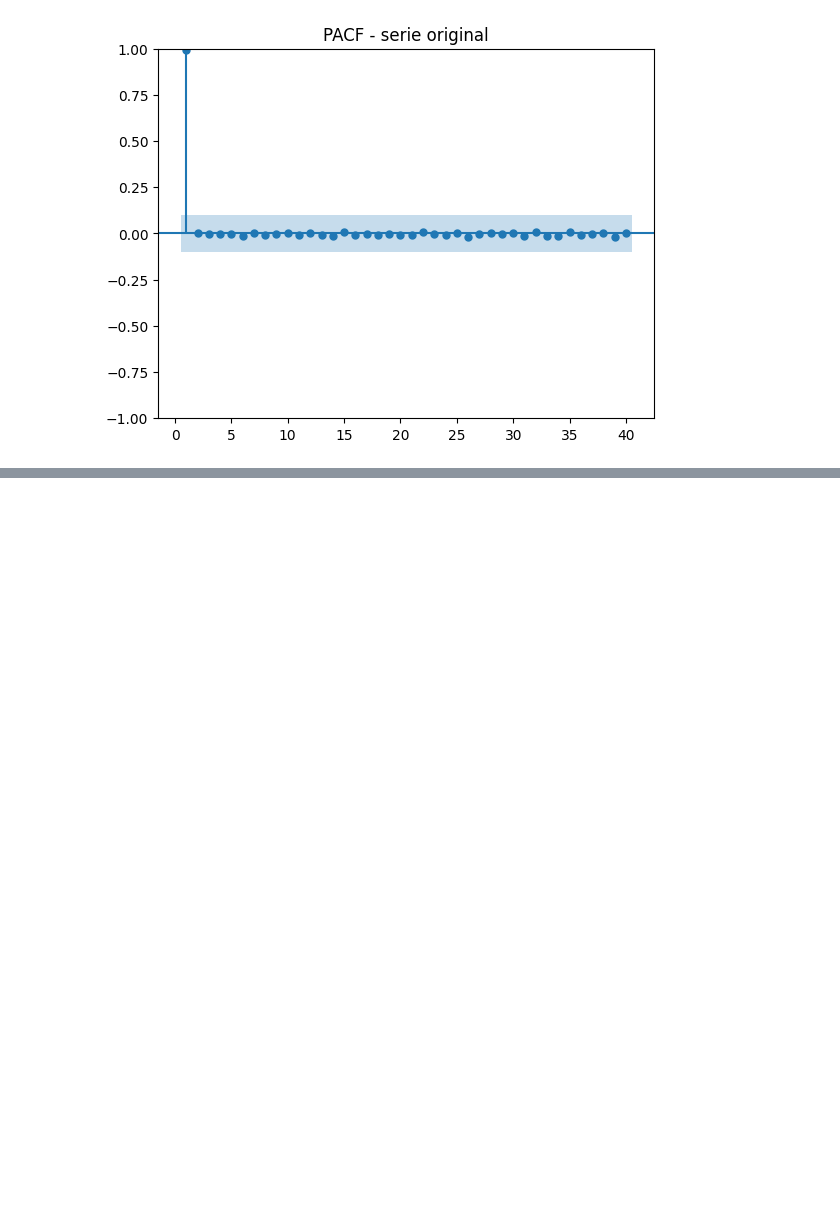
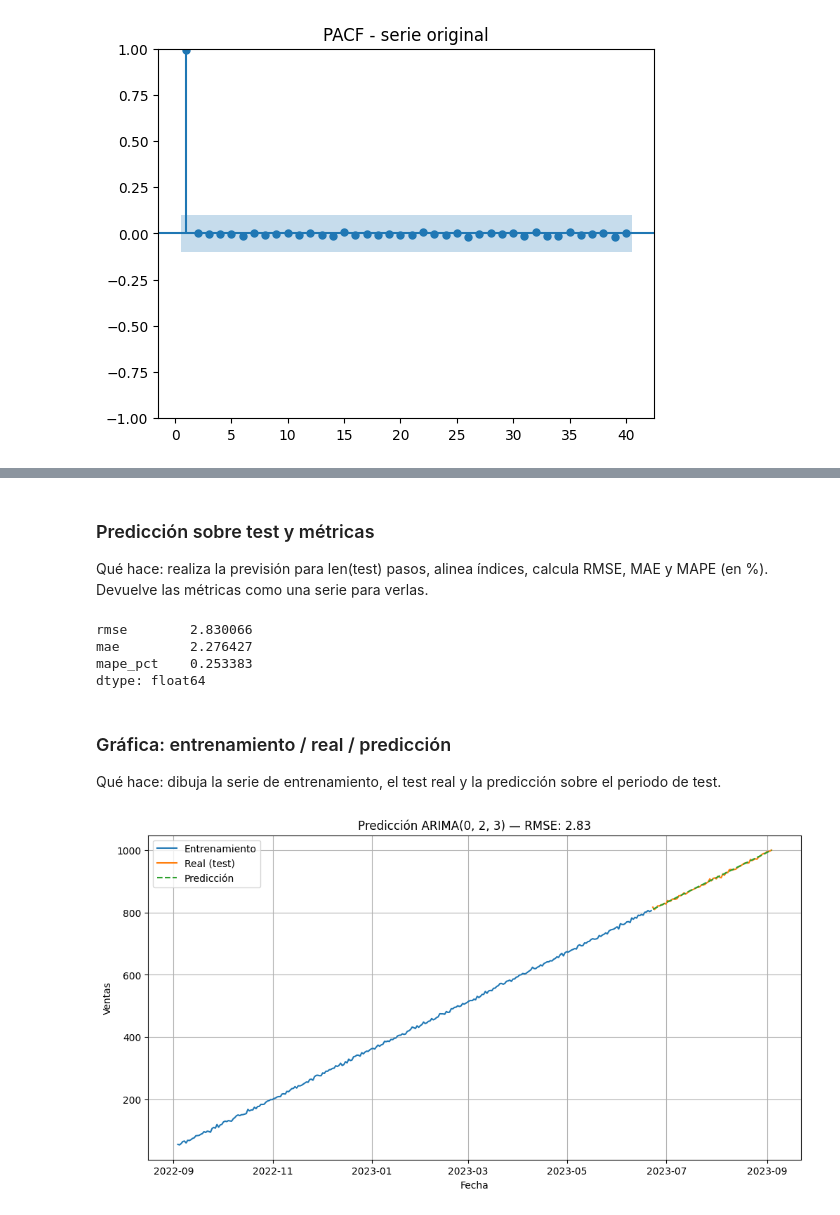
Before and after one commit to 4GeeksAcademy/iddalycastro-eda, a Jupyter notebook: src/10-time-series-forecasting.ipynb, the cells around one changed output, grey strips where cells are left out. Cells and saved outputs as stored; diff of their text form; code cells hidden in the pictures; blank space fills up the shorter version.

```diff
--- a/src/10-time-series-forecasting.ipynb
+++ b/src/10-time-series-forecasting.ipynb
@@ -123,0 +137,8 @@ plt.show()
+# %%
+# División train/test (80/20)
+train_size = int(len(df) * 0.8)
+train = df['sales'].iloc[:train_size]
+test = df['sales'].iloc[train_size:]
+
+# Mostrar shapes
+train.shape, test.shape
@@ -123,0 +193,9 @@ plt.show()
+# %%
+# Ajuste del modelo final con la mejor orden
+best_order = tuple(results_df.loc[0, 'order'])
+best_order
+
+# Ajustar el modelo con esa orden
+final_model = sm.tsa.ARIMA(train, order=best_order, enforce_stationarity=False, enforce_invertibility=False)
+final_res = final_model.fit()
+final_res.summary()
@@ -123,0 +278,39 @@ plt.show()
+# %% [markdown]
+### Predicción sobre test y métricas
+Qué hace: realiza la previsión para len(test) pasos, alinea índices, calcula RMSE, MAE y MAPE (en %). Devuelve las métricas como una serie para verlas.
+# %%
+# Celda 8: Predicción y evaluación
+n_steps = len(test)
+pred = final_res.forecast(steps=n_steps)
+# Alinear índices para comparar correctamente
+pred.index = test.index
+
+
+# RMSE (calculado como raíz cuadrada del MSE)
+rmse = np.sqrt(mean_squared_error(test, pred))
+mae = mean_absolute_error(test, pred)
+mape = (np.abs((test - pred) / test)).mean() * 100
+
+pd.Series({"rmse": rmse, "mae": mae, "mape_pct": mape})
+# %% [output]
+rmse        2.830066
+mae         2.276427
+mape_pct    0.253383
+dtype: float64
+# %% [markdown]
+### Gráfica: entrenamiento / real / predicción
+Qué hace: dibuja la serie de entrenamiento, el test real y la predicción sobre el periodo de test.
+# %%
+# Celda 9: Gráfico comparativo
+plt.figure(figsize=(12,6))
+plt.plot(train.index, train, label='Entrenamiento')
+plt.plot(test.index, test, label='Real (test)')
+plt.plot(pred.index, pred, label='Predicción', linestyle='--')
+plt.legend()
+plt.title(f'Predicción ARIMA{best_order} — RMSE: {rmse:.2f}')
+plt.xlabel('Fecha')
+plt.ylabel('Ventas')
+plt.grid(True)
+plt.show()
+# %% [output]
+[figure, added]
```
Also changed, not shown: parts of 15 cells of this notebook, 1 other file.
